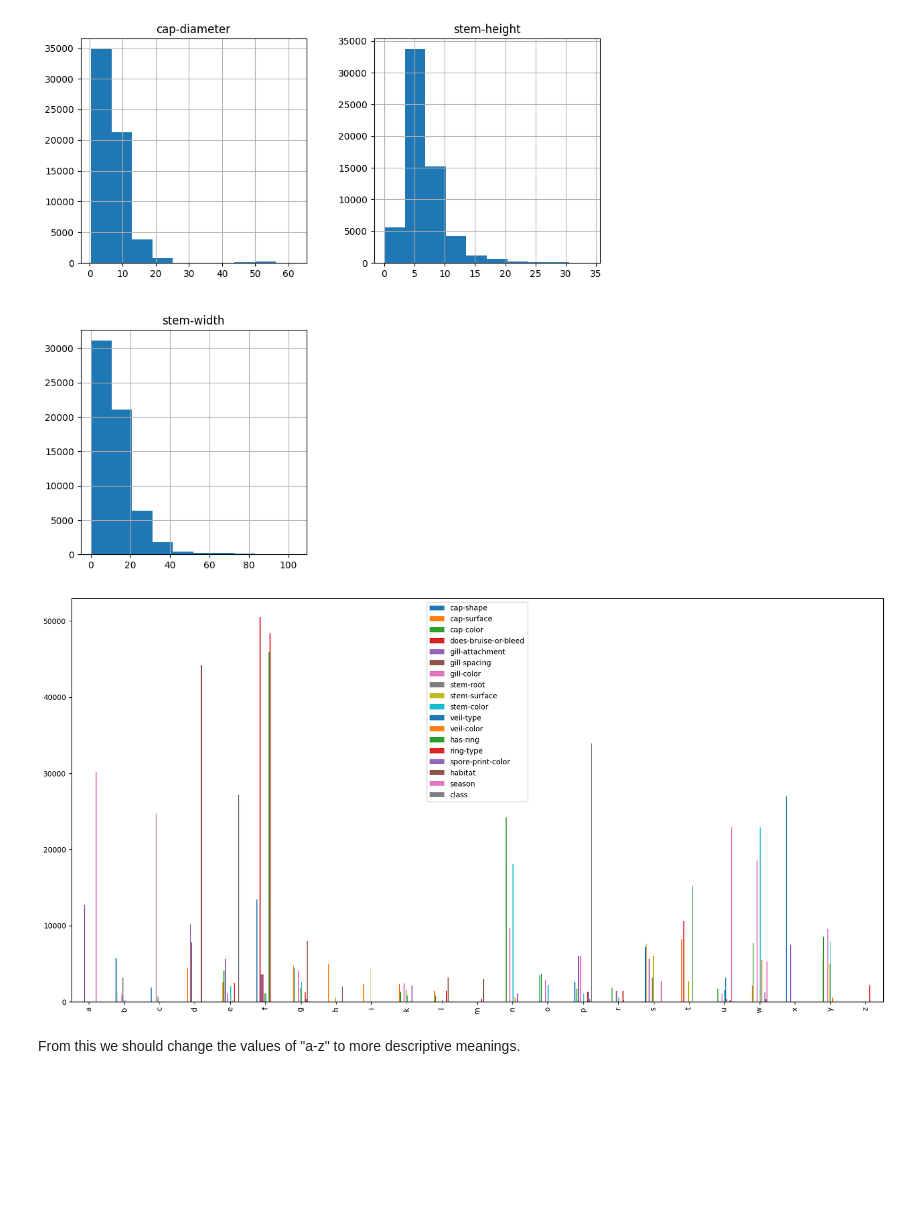
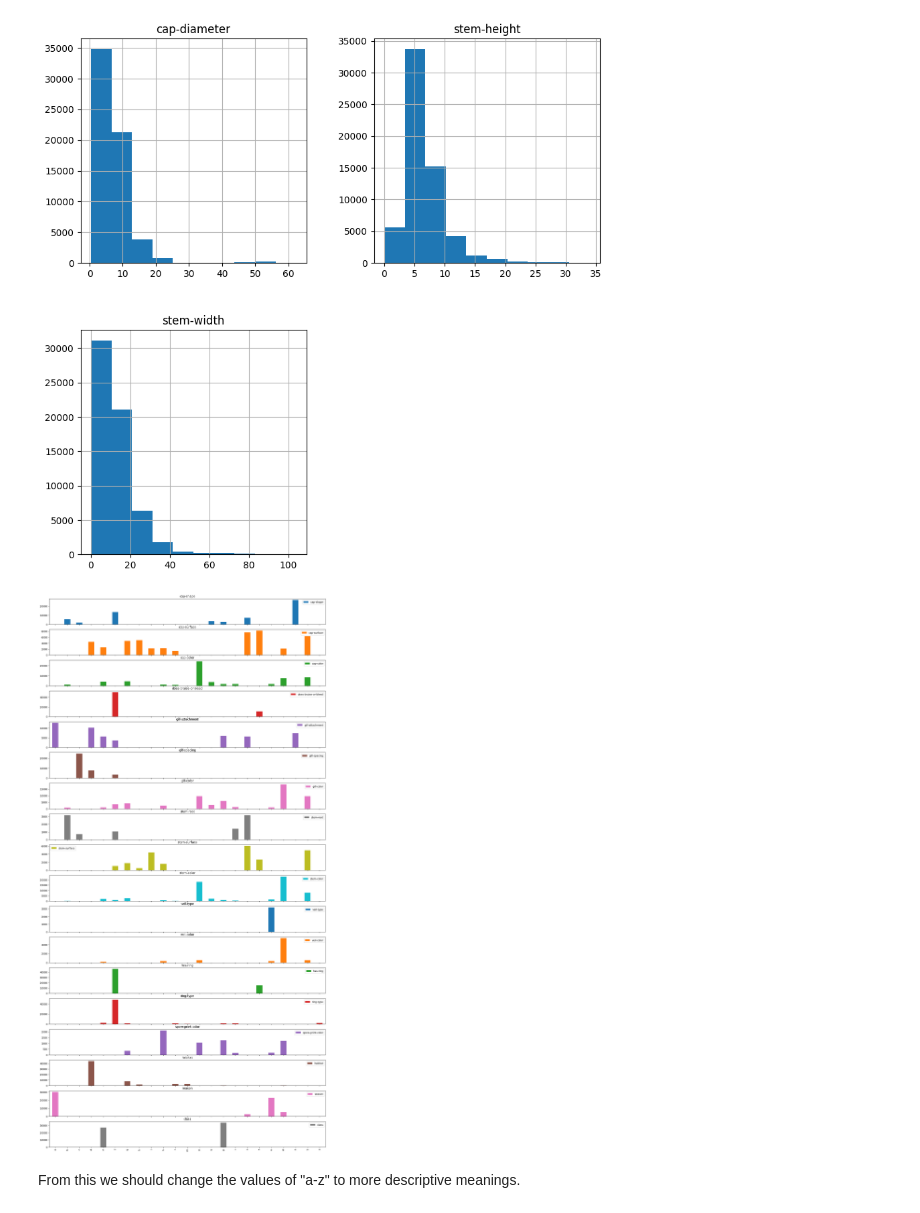
Before and after one commit to rjtrenchard/FungalHabitatML, a Jupyter notebook: Mushroom_Hunter.ipynb, the cells around one changed output. Saved outputs shown, nothing was run; the diff lists cells and outputs as text; code cells hidden in the pictures; blank space fills up the shorter version.

```diff
--- a/Mushroom_Hunter.ipynb
+++ b/Mushroom_Hunter.ipynb
@@ -232,10 +232,10 @@ plt.show()
 [figure]
 # %%
 # generate bar charts to visualize categorical data
-df_categorical.apply(lambda x: x.value_counts()).plot(kind='bar', figsize=(20, 10))
+df_categorical.apply(lambda x: x.value_counts()).plot(kind='bar', figsize=(20, 40), subplots=True)
 plt.show()
 # %% [output]
-[figure, old version]
+[figure, new version]
 # %% [markdown]
 From this we should change the values of "a-z" to more descriptive meanings.
 # %% [markdown]
```
Also changed, not shown: parts of 9 cells of this notebook.
